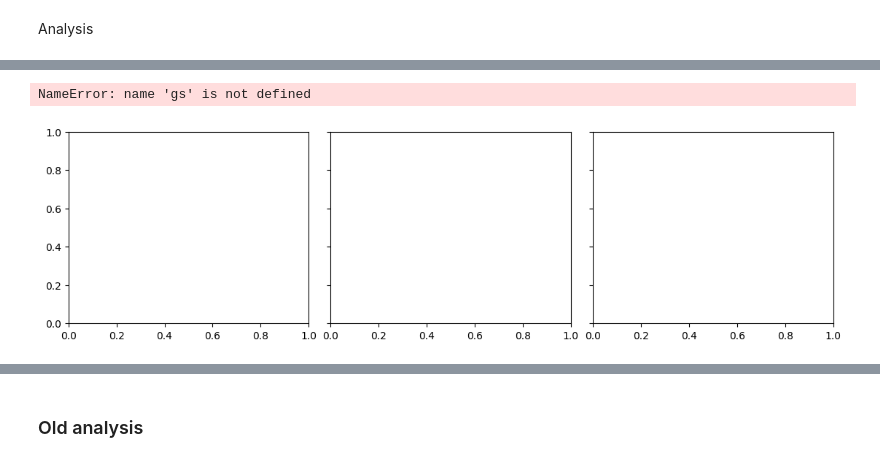
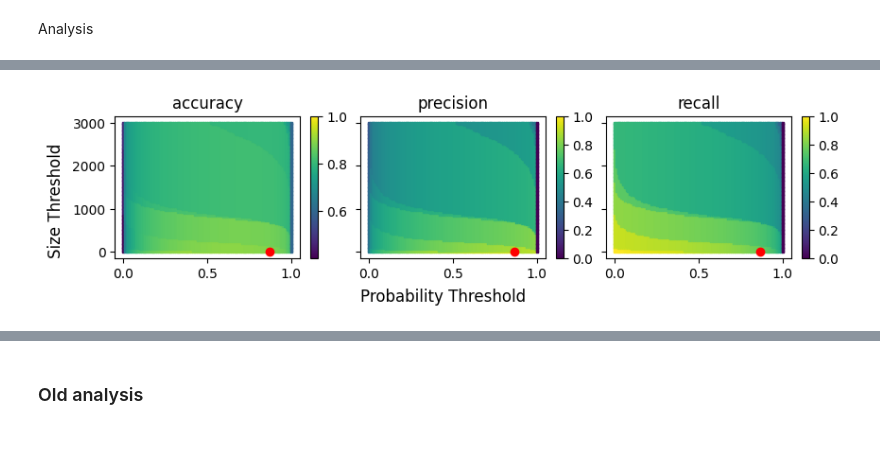
Before and after one commit to elidub/MedicalImaging_Ribfracture, a Jupyter notebook: notebooks/elias_unet_analysis.ipynb, the cells around one changed output, grey strips where cells are left out. Cells and saved outputs as stored; diff of their text form; code cells hidden in the pictures.

```diff
--- a/notebooks/elias_unet_analysis.ipynb
+++ b/notebooks/elias_unet_analysis.ipynb
@@ -77,22 +110,23 @@ plt.hist(y_pred[0].flatten() )
 # %%
-for d in data:
+for d_i, d in enumerate(data):
 
-    zs = d.shape[-1]
+    zs = d['img'].shape[-1]
     n = 6
-    fig, axs = plt.subplots(len(d), n, figsize=(2*n, 4), tight_layout=True)
-    titles = ['Image', 'Label', 'Prediction']
-    zs_arr = np.arange(zs)
-    np.random.shuffle(zs_arr)
-    zs_arr = zs_arr[:n]
+    fig, axs = plt.subplots(len(d), n, figsize=(2.*n, 5), tight_layout=True)
+    titles = ['Image', 'Label', 'Prediction\nUnprocessed', 'Prediction\nPostprocessed']
+    zs_arr = np.linspace(0+1, zs-1, n, dtype=int)
     for i in range(len(titles)):
         axs[i, 0].set_ylabel(titles[i])
     for j, z in enumerate(zs_arr):
         axs_i = axs[:, j]
         for i, ax in enumerate(axs_i):
-            ax.imshow(d[i][:, :, z], cmap='gray')
+            ax.imshow(list(d.values())[i][:, :, z], cmap='gray')
             ax.set_xticks([])
             ax.set_yticks([])
         axs_i[0].set_title(f'slice z={z}')
 
     plt.show()
+
+    if d_i > 3:
+        break
 # %% [output]
@@ -111,2 +246,6 @@ for d in data:
 # %% [markdown]
 Analysis
+# %%
+# find indecies where recall is max
+gs_max = gs[gs['precision_mean'] == gs['precision_mean'].max()]
+gs_max
@@ -113,15 +255,28 @@ Analysis
 # %%
-fig, axs = plt.subplots(1, 3, figsize=(11, 3), sharex=True, sharey=True, constrained_layout=True)
+# for norm in [colors.Normalize(vmax=1), colors.LogNorm(vmax=1), None]:
+fig, axs = plt.subplots(1, 3, figsize=np.array([11, 3])/1.3, sharex=True, sharey=True, constrained_layout=True)
 
 for i, metric in enumerate(['accuracy', 'precision', 'recall']):
     ax = axs[i]
-    im = ax.scatter(gs['prob_thresh'], gs['size_thresh'], c=gs[f'{metric}_mean'], cmap = 'viridis', s = 100)
+    im = ax.scatter(gs['prob_thresh'], gs['size_thresh'], c=gs[f'{metric}_mean'], cmap = 'viridis', marker='s', s=2, vmax=1)
     fig.colorbar(im, ax=ax)
     ax.set_title(metric)
-    ax.set_xscale('log')
+    # ax.set_xscale('log')
+    ax.scatter(gs_max.iloc[0]['prob_thresh'], gs_max.iloc[0]['size_thresh'], c = 'red')
 fig.supylabel('Size Threshold')
 fig.supxlabel('Probability Threshold')
 plt.show()
+
+# fig, axs = plt.subplots(1, 3, figsize=(11, 3), sharex=True, sharey=True, constrained_layout=True)
+
+# for i, metric in enumerate(['accuracy', 'precision', 'recall']):
+#     ax = axs[i]
+#     im = ax.scatter(gs_log['prob_thresh'], gs_log['size_thresh'], c=gs_log[f'{metric}_mean'], cmap = 'viridis', marker='s', s=2)
+#     fig.colorbar(im, ax=ax)
+#     ax.set_title(metric)
+#     ax.set_xscale('log')
+# fig.supylabel('Size Threshold')
+# fig.supxlabel('Probability Threshold')
+# plt.show()
 # %% [output]
-NameError: name 'gs' is not defined
-[figure, old version]
+[figure, new version]
```
Also changed, not shown: parts of 18 cells of this notebook, 1 other file.
